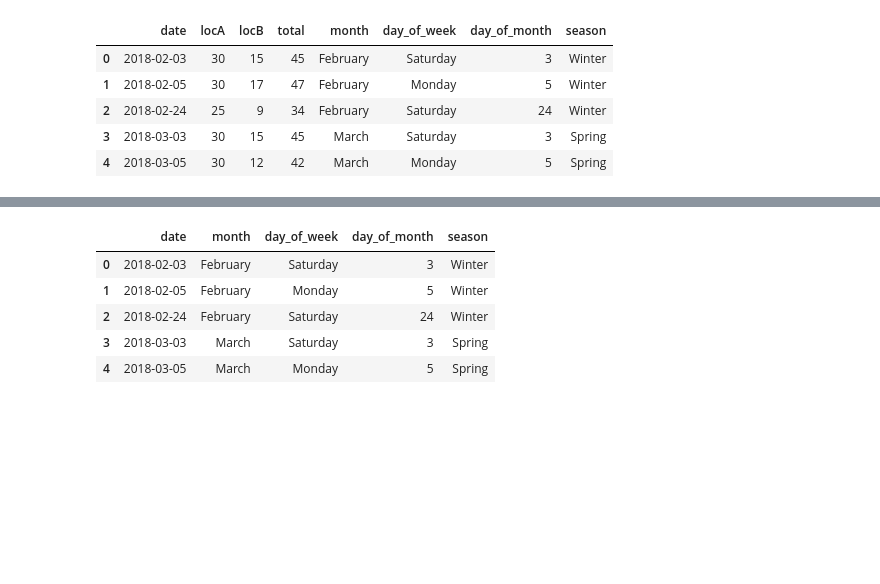
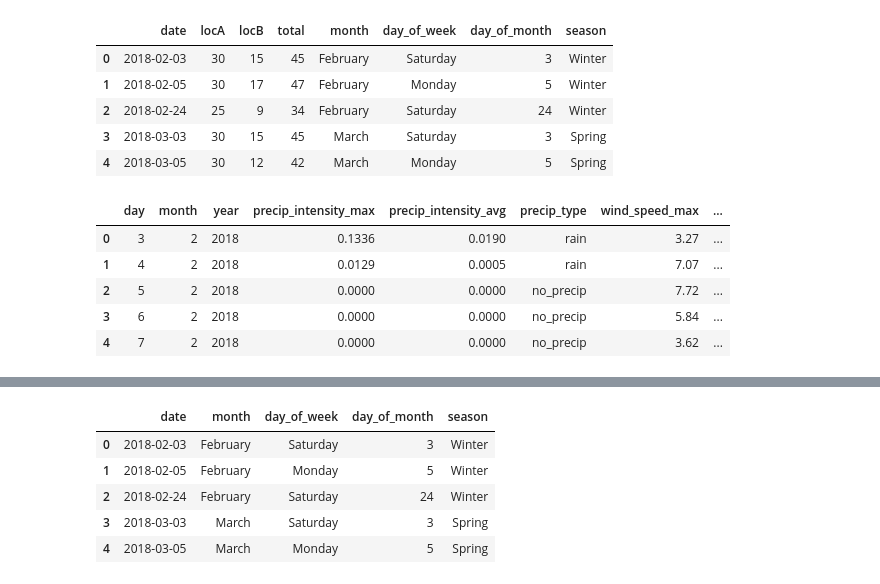
Before and after one commit to kamransoomro84/souper-duper, a Jupyter notebook: ml_models.ipynb, the cells around one changed output, grey strips where cells are left out. Cells and saved outputs as stored; diff of their text form; code cells hidden in the pictures; blank space fills up the shorter version.

Commit message:
feat: Include weather data

```diff
--- a/ml_models.ipynb
+++ b/ml_models.ipynb
@@ -16,3 +16,14 @@ df.head()
 | 2 | 2018-02-24 | 25 | 9 | 34 | February | Saturday | 24 | Winter |
 | 3 | 2018-03-03 | 30 | 15 | 45 | March | Saturday | 3 | Spring |
 | 4 | 2018-03-05 | 30 | 12 | 42 | March | Monday | 5 | Spring |
+# %%
+path = os.path.join('data', 'weather_data_complete.csv')
+weather = pd.read_csv(path)
+weather.head()
+# %% [output]
+|  | day | month | year | precip_intensity_max | precip_intensity_avg | precip_type | wind_speed_max | ... |
+| 0 | 3 | 2 | 2018 | 0.1336 | 0.0190 | rain | 3.27 | ... |
+| 1 | 4 | 2 | 2018 | 0.0129 | 0.0005 | rain | 7.07 | ... |
+| 2 | 5 | 2 | 2018 | 0.0000 | 0.0000 | no_precip | 7.72 | ... |
+| 3 | 6 | 2 | 2018 | 0.0000 | 0.0000 | no_precip | 5.84 | ... |
+| 4 | 7 | 2 | 2018 | 0.0000 | 0.0000 | no_precip | 3.62 | ... |
```
Also changed, not shown: parts of 3 cells of this notebook.
